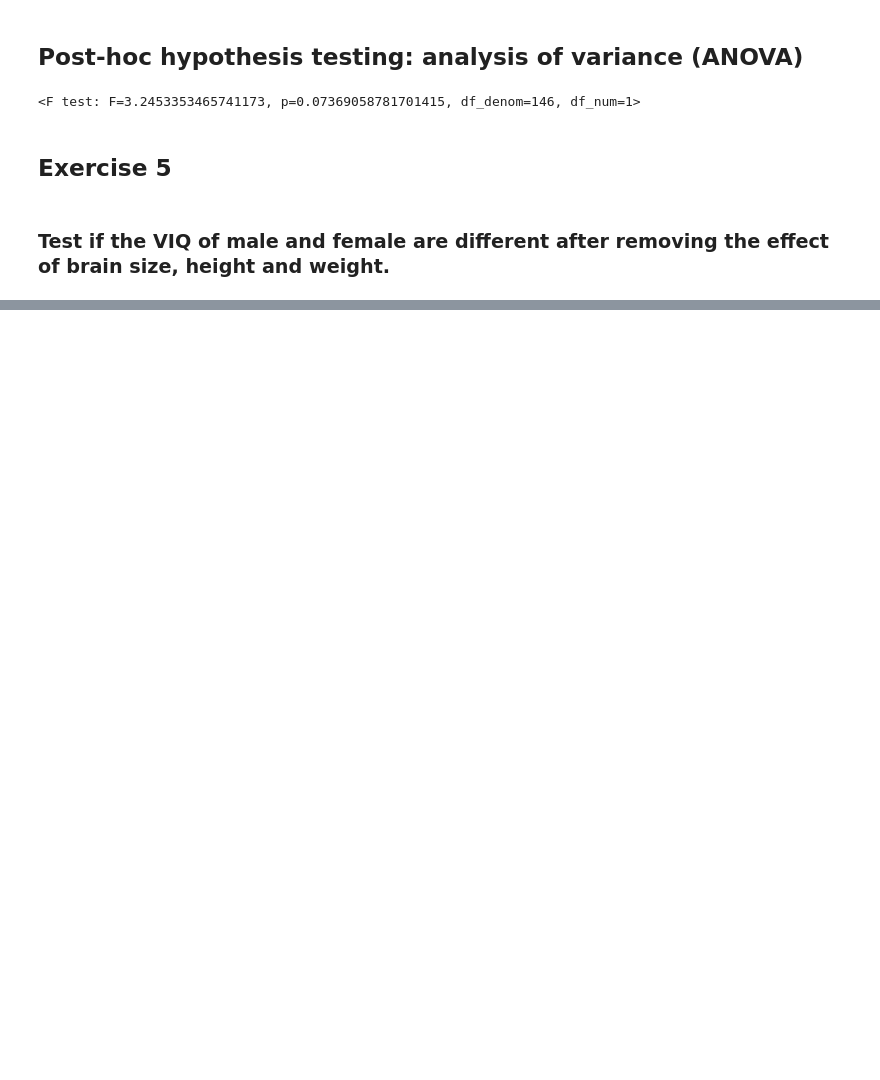
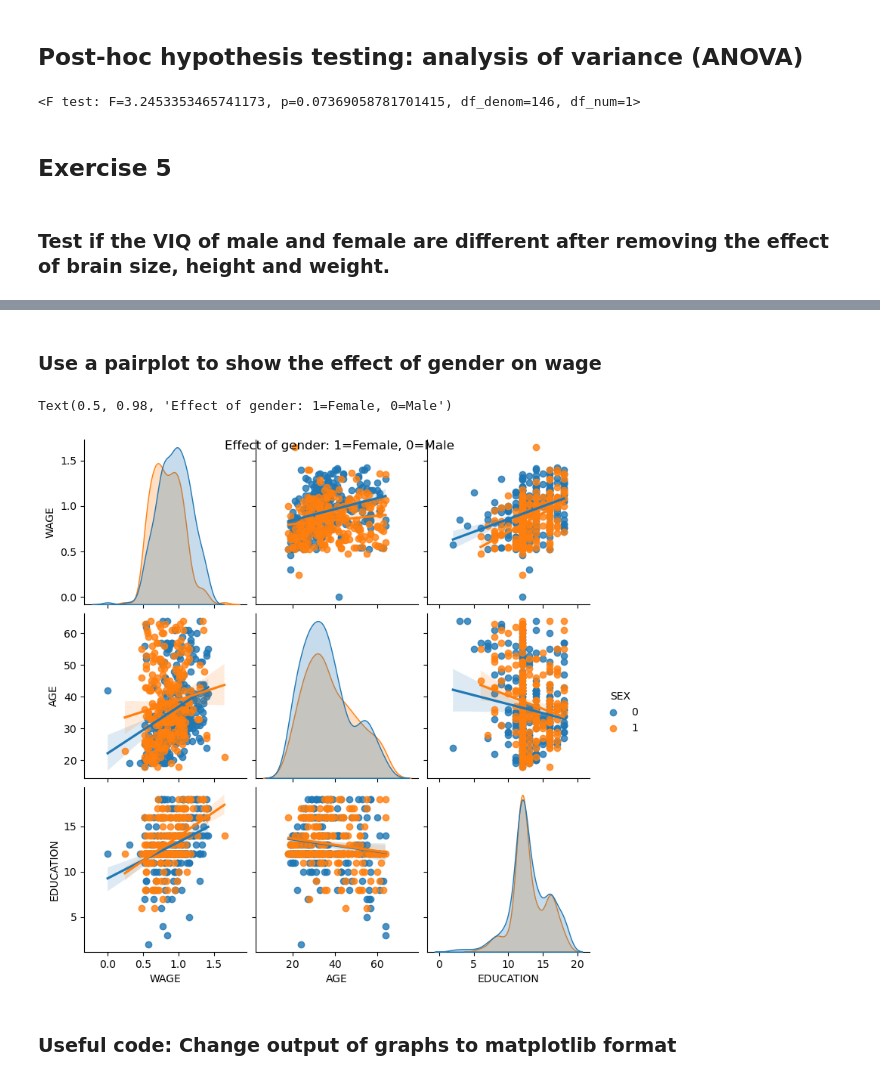
Before and after one commit to gngianni/python_stats_tutorial, a Jupyter notebook: Stats_Plotting_Tutorial.ipynb, the cells around one changed output, grey strips where cells are left out. Cells and saved outputs as stored; diff of their text form; code cells hidden in the pictures; blank space fills up the shorter version.

```diff
--- a/Stats_Plotting_Tutorial.ipynb
+++ b/Stats_Plotting_Tutorial.ipynb
@@ -436,0 +531,11 @@ print(model.f_test(gen
+# %% [markdown]
+### Use a pairplot to show the effect of gender on wage
+# %%
+sns.pairplot(wage_data, vars=['WAGE', 'AGE', 'EDUCATION'],
+                 kind='reg', hue='SEX')
+plt.suptitle('Effect of gender: 1=Female, 0=Male')
+# %% [output]
+Text(0.5, 0.98, 'Effect of gender: 1=Female, 0=Male')
+[figure, added]
+# %% [markdown]
+### Useful code: Change output of graphs to matplotlib format
```
Also changed, not shown: parts of 29 cells of this notebook, 1 other file.
